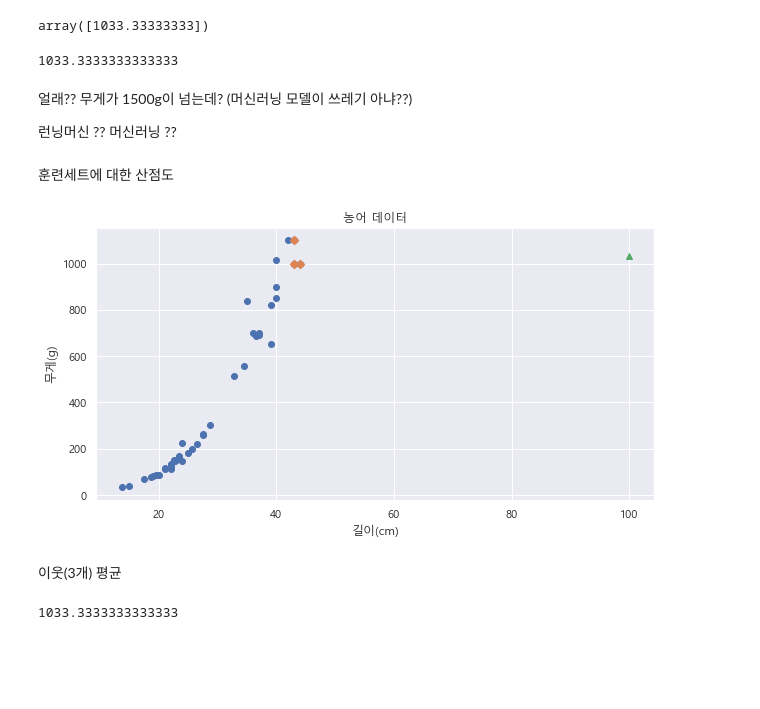
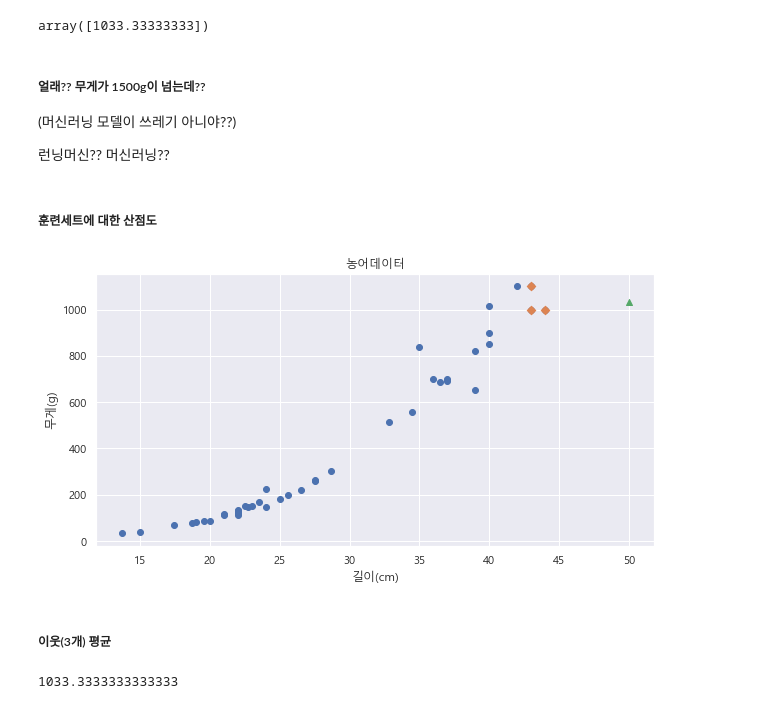
Before and after one commit to yubin424/StudyML, a Jupyter notebook: day02/03_2_선형회귀.ipynb, the cells around one changed output. Cells and saved outputs as stored; diff of their text form; code cells hidden in the pictures; blank space fills up the shorter version.

```diff
--- a/day02/03_2_선형회귀.ipynb
+++ b/day02/03_2_선형회귀.ipynb
@@ -78,34 +80,30 @@ knr.score(X=new_test_input, y=test_target)
 knr.predict([[50.0]])
 # %% [output]
 array([1033.33333333])
-# %%
-knr.predict([[50.0]])[0]
-# %% [output]
-1033.3333333333333
 # %% [markdown]
-얼래?? 무게가 1500g이 넘는데?
-(머신러닝 모델이 쓰레기 아냐??)
+##### 얼래?? 무게가 1500g이 넘는데??
+(머신러닝 모델이 쓰레기 아니야??)
 
-런닝머신 ?? 머신러닝 ??
+런닝머신?? 머신러닝??
 # %% [markdown]
-훈련세트에 대한 산점도
+##### 훈련세트에 대한 산점도
 # %%
-# 길이 50cm 농어에 대한 이웃값 3개 --> 100으로 변경해서 테스트 해볼 것
-dist, inds = knr.kneighbors([[100.0]])
+# 길이 50cm 농어에 대한 이웃값 3개 -> 100으로 변경해서 테스트 해볼것
+dist, inds = knr.kneighbors([[50.0]])
 
 plt.figure(figsize=(10,5))
 plt.scatter(x=new_train_input, y=train_target)
-plt.scatter(x=new_train_input[inds], y=train_target[inds], marker='D')
-plt.scatter(x=100, y=knr.predict([[100.0]])[0], marker='^')
+plt.scatter(x=new_train_input[inds], y=train_target[inds], marker='D')      #inds : 인덱스
+plt.scatter(x=50, y=knr.predict([[50.0]])[0], marker='^')
 
-plt.title('농어 데이터')
+plt.title('농어데이터')
 plt.xlabel('길이(cm)')
 plt.ylabel('무게(g)')
 plt.show()
 # %% [output]
-[figure, old version]
+[figure, new version]
 # %% [markdown]
-이웃(3개) 평균
+##### 이웃(3개) 평균
 # %%
 np.mean(train_target[inds])
 # %% [output]
```
Also changed, not shown: parts of 32 cells of this notebook, 10 other files.
